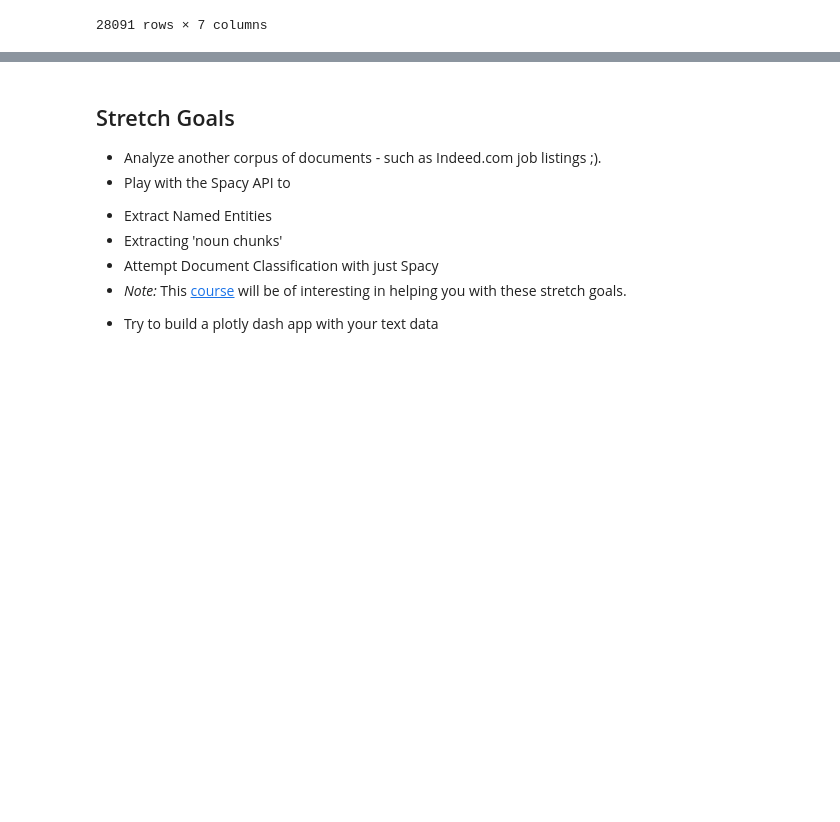
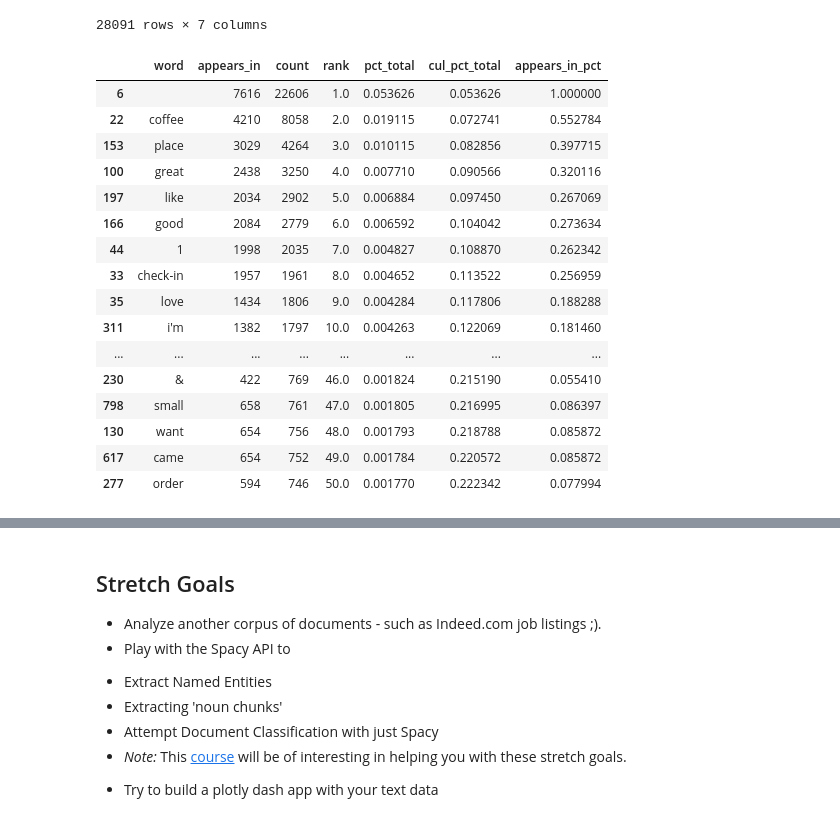
Before and after one commit to Bayaniblues/Unit-4, a Jupyter notebook: module1-text-data/LS_DS_411_Text_Data_Assignment.ipynb, the cells around one changed output, grey strips where cells are left out. Saved outputs shown, nothing was run; the diff lists cells and outputs as text; code cells hidden in the pictures; blank space fills up the shorter version.

```diff
--- a/module1-text-data/LS_DS_411_Text_Data_Assignment.ipynb
+++ b/module1-text-data/LS_DS_411_Text_Data_Assignment.ipynb
@@ -254,6 +325,26 @@ Highest
 | 28089 | YOU. | 1 | 1 | 28090.0 | 0.000003 | 0.999997 | 0.000265 |
 | 28090 | complaint, | 1 | 1 | 28091.0 | 0.000003 | 1.000000 | 0.000265 |
 28091 rows × 7 columns
+# %%
+wc.head(50)
+# %% [output]
+|  | word | appears_in | count | rank | pct_total | cul_pct_total | appears_in_pct |
+| 6 |  | 7616 | 22606 | 1.0 | 0.053626 | 0.053626 | 1.000000 |
+| 22 | coffee | 4210 | 8058 | 2.0 | 0.019115 | 0.072741 | 0.552784 |
+| 153 | place | 3029 | 4264 | 3.0 | 0.010115 | 0.082856 | 0.397715 |
+| 100 | great | 2438 | 3250 | 4.0 | 0.007710 | 0.090566 | 0.320116 |
+| 197 | like | 2034 | 2902 | 5.0 | 0.006884 | 0.097450 | 0.267069 |
+| 166 | good | 2084 | 2779 | 6.0 | 0.006592 | 0.104042 | 0.273634 |
+| 44 | 1 | 1998 | 2035 | 7.0 | 0.004827 | 0.108870 | 0.262342 |
+| 33 | check-in | 1957 | 1961 | 8.0 | 0.004652 | 0.113522 | 0.256959 |
+| 35 | love | 1434 | 1806 | 9.0 | 0.004284 | 0.117806 | 0.188288 |
+| 311 | i'm | 1382 | 1797 | 10.0 | 0.004263 | 0.122069 | 0.181460 |
+| ... | ... | ... | ... | ... | ... | ... | ... |
+| 230 | & | 422 | 769 | 46.0 | 0.001824 | 0.215190 | 0.055410 |
+| 798 | small | 658 | 761 | 47.0 | 0.001805 | 0.216995 | 0.086397 |
+| 130 | want | 654 | 756 | 48.0 | 0.001793 | 0.218788 | 0.085872 |
+| 617 | came | 654 | 752 | 49.0 | 0.001784 | 0.220572 | 0.085872 |
+| 277 | order | 594 | 746 | 50.0 | 0.001770 | 0.222342 | 0.077994 |
 # %%
 import squarify
 import matplotlib.pyplot as plt
```
Also changed, not shown: parts of 10 cells of this notebook, 3 other files.
